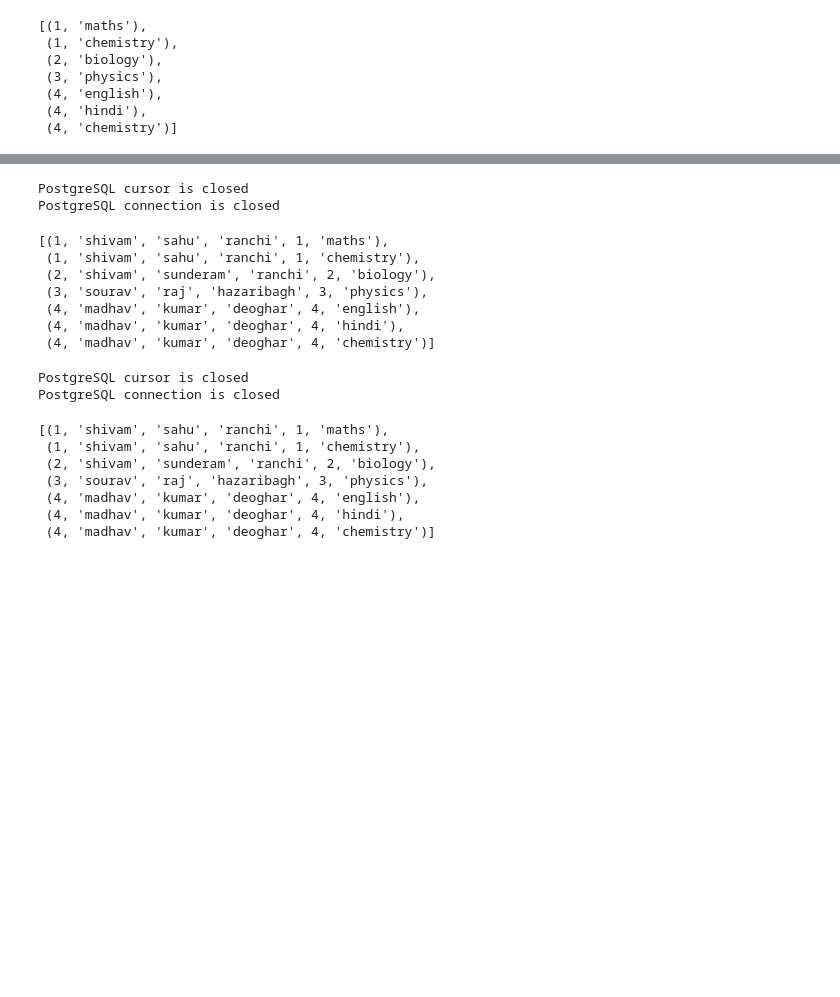
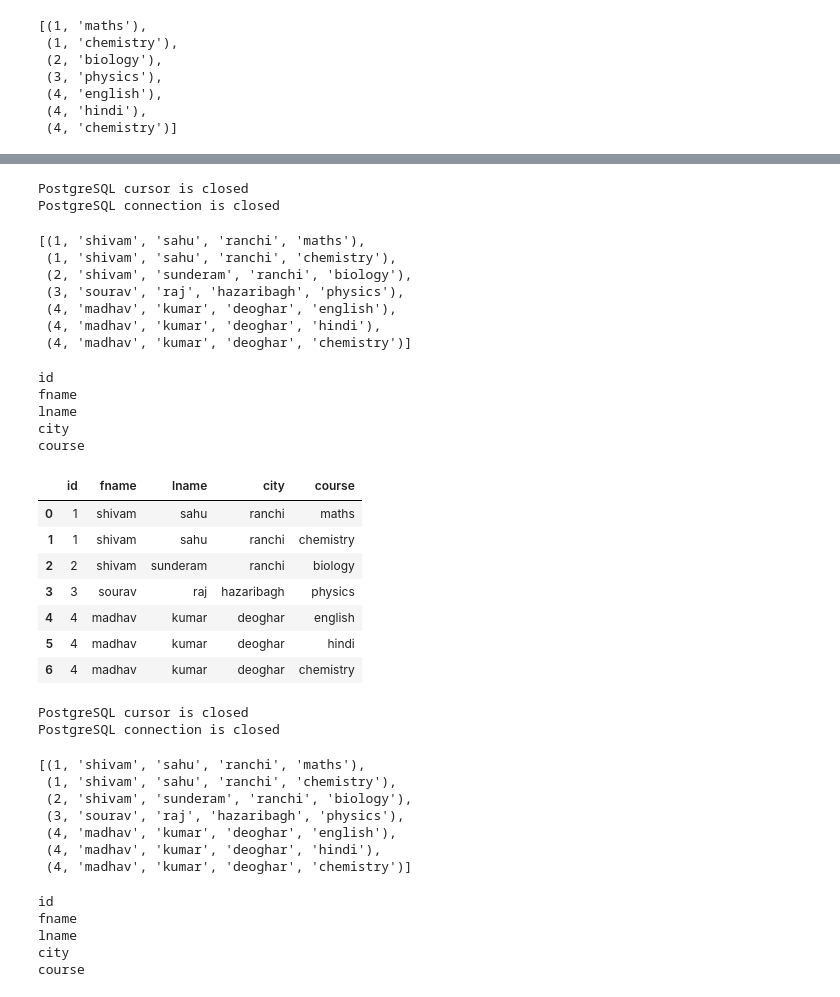
Before and after one commit to sanskarram981/python-script-for-running-sql-queries, a Jupyter notebook: postgresql.ipynb, the cells around one changed output, grey strips where cells are left out. Cells and saved outputs as stored; diff of their text form; code cells hidden in the pictures; blank space fills up the shorter version.

```diff
--- a/postgresql.ipynb
+++ b/postgresql.ipynb
@@ -360,0 +423,3 @@ PostgreSQL connection is closed
+# %%
+for x in col_name:
+  print(x[0])
@@ -362,6 +431,7 @@ PostgreSQL connection is closed
 #performing right join on the two tables
 
 record = None
+col_name = None
 try:
       connection = psycopg2.connect(user="admin",
                                   password="Hydra@12345",
@@ -369,7 +439,8 @@ try:
                                   port="19038",
                                   database="test")
       cursor = connection.cursor()
-      cursor.execute("SELECT * FROM student RIGHT JOIN subject on student.id=subject.id;")
+      cursor.execute("SELECT st.id,st.fname,st.lname,st.city,sj.course FROM student AS st RIGHT JOIN subject AS sj ON st.id = sj.id;")
+      col_name = cursor.description
       record = cursor.fetchall()
 except (Exception, Error) as error:
   print("Error while connecting to PostgreSQL", error)
@@ -383,17 +454,40 @@ record
 # %% [output]
 PostgreSQL cursor is closed
 PostgreSQL connection is closed
-[(1, 'shivam', 'sahu', 'ranchi', 1, 'maths'),
- (1, 'shivam', 'sahu', 'ranchi', 1, 'chemistry'),
- (2, 'shivam', 'sunderam', 'ranchi', 2, 'biology'),
- (3, 'sourav', 'raj', 'hazaribagh', 3, 'physics'),
- (4, 'madhav', 'kumar', 'deoghar', 4, 'english'),
- (4, 'madhav', 'kumar', 'deoghar', 4, 'hindi'),
- (4, 'madhav', 'kumar', 'deoghar', 4, 'chemistry')]
+[(1, 'shivam', 'sahu', 'ranchi', 'maths'),
+ (1, 'shivam', 'sahu', 'ranchi', 'chemistry'),
+ (2, 'shivam', 'sunderam', 'ranchi', 'biology'),
+ (3, 'sourav', 'raj', 'hazaribagh', 'physics'),
+ (4, 'madhav', 'kumar', 'deoghar', 'english'),
+ (4, 'madhav', 'kumar', 'deoghar', 'hindi'),
+ (4, 'madhav', 'kumar', 'deoghar', 'chemistry')]
+# %%
+for x in col_name:
+  print(x[0])
+# %% [output]
+id
+fname
+lname
+city
+course
+# %%
+column = [x[0] for x in col_name]
+df = pd.DataFrame(record,columns=column)
+df
+# %% [output]
+|  | id | fname | lname | city | course |
+| 0 | 1 | shivam | sahu | ranchi | maths |
+| 1 | 1 | shivam | sahu | ranchi | chemistry |
+| 2 | 2 | shivam | sunderam | ranchi | biology |
+| 3 | 3 | sourav | raj | hazaribagh | physics |
+| 4 | 4 | madhav | kumar | deoghar | english |
+| 5 | 4 | madhav | kumar | deoghar | hindi |
+| 6 | 4 | madhav | kumar | deoghar | chemistry |
 # %%
 #performing right outer join on the two tables
 
 record = None
+col_name = None
 try:
       connection = psycopg2.connect(user="admin",
                                   password="Hydra@12345",
@@ -401,7 +495,8 @@ try:
                                   port="19038",
                                   database="test")
       cursor = connection.cursor()
-      cursor.execute("SELECT * FROM student RIGHT OUTER JOIN subject on student.id=subject.id;")
+      cursor.execute("SELECT st.id,st.fname,st.lname,st.city,sj.course FROM student AS st RIGHT OUTER JOIN subject AS sj ON st.id = sj.id;")
+      col_name = cursor.description
       record = cursor.fetchall()
 except (Exception, Error) as error:
   print("Error while connecting to PostgreSQL", error)
@@ -415,10 +510,19 @@ record
 # %% [output]
 PostgreSQL cursor is closed
 PostgreSQL connection is closed
-[(1, 'shivam', 'sahu', 'ranchi', 1, 'maths'),
- (1, 'shivam', 'sahu', 'ranchi', 1, 'chemistry'),
- (2, 'shivam', 'sunderam', 'ranchi', 2, 'biology'),
- (3, 'sourav', 'raj', 'hazaribagh', 3, 'physics'),
- (4, 'madhav', 'kumar', 'deoghar', 4, 'english'),
- (4, 'madhav', 'kumar', 'deoghar', 4, 'hindi'),
- (4, 'madhav', 'kumar', 'deoghar', 4, 'chemistry')]
+[(1, 'shivam', 'sahu', 'ranchi', 'maths'),
+ (1, 'shivam', 'sahu', 'ranchi', 'chemistry'),
+ (2, 'shivam', 'sunderam', 'ranchi', 'biology'),
+ (3, 'sourav', 'raj', 'hazaribagh', 'physics'),
+ (4, 'madhav', 'kumar', 'deoghar', 'english'),
+ (4, 'madhav', 'kumar', 'deoghar', 'hindi'),
+ (4, 'madhav', 'kumar', 'deoghar', 'chemistry')]
+# %%
+for x in col_name:
+  print(x[0])
+# %% [output]
+id
+fname
+lname
+city
+course
```
Also changed, not shown: parts of 22 cells of this notebook.
